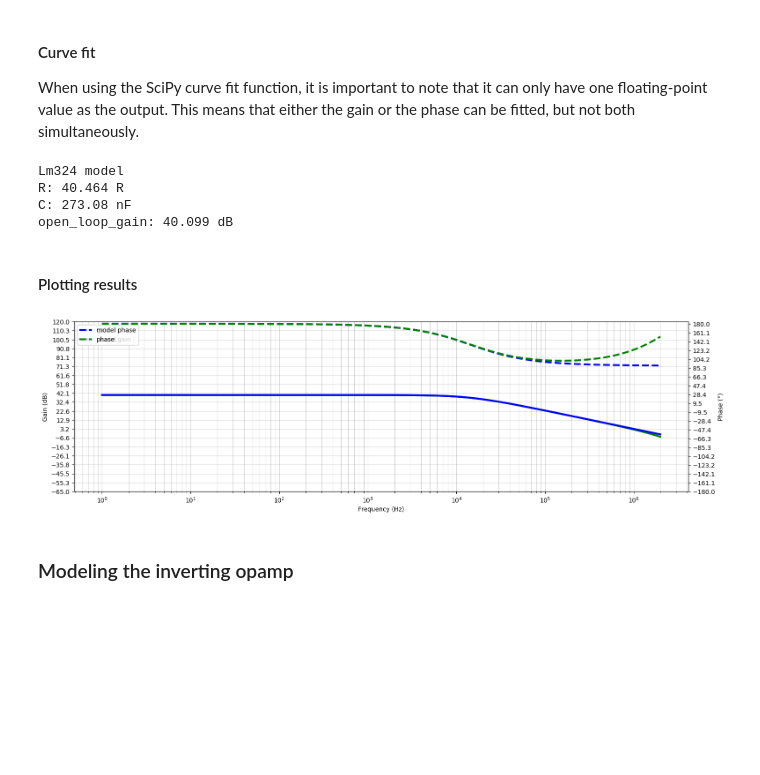
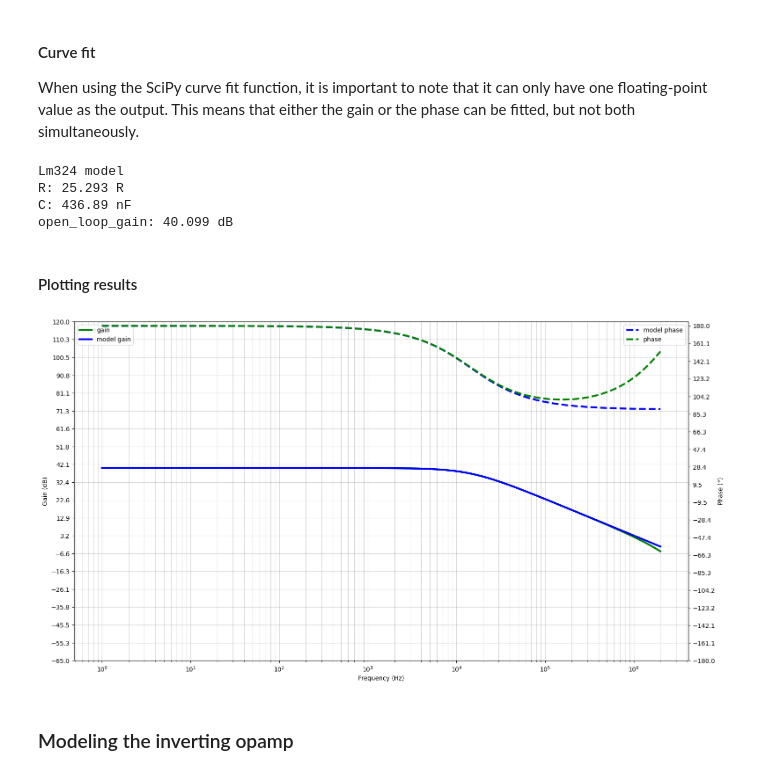
Before and after one commit to JoaoMario109/eletronica-3, a Jupyter notebook: atividade-2/opamp_model.ipynb, the cells around one changed output. Drawn from its saved outputs; the diff is of its cells as text; code cells hidden in the pictures; blank space fills up the shorter version.

Commit message:
acurate opamp model

```diff
--- a/atividade-2/opamp_model.ipynb
+++ b/atividade-2/opamp_model.ipynb
@@ -201,7 +207,11 @@ def filter_model_phase(x, r, c, open_loop_gain):
     mag, phase, omega = get_opamp_model_output(r, c, log_2_linear(open_loop_gain), x)
     return np.rad2deg(phase)
 
-popt, pcov = curve_fit(filter_model_gain, df.index, log_2_linear(df.gain), [300, 50e-9, 80], bounds=(0, [100e3, 10e-6, 200]))
+popt, pcov = curve_fit(filter_model_gain,
+                        df.index,
+                        log_2_linear(df.gain),
+                    	[900, 50e-9, 80],
+                        bounds=(0, [100e3, 10e-6, 200]))
 
 r = abs(popt[0])
 c = abs(popt[1])
@@ -214,13 +224,13 @@ print_param("C", abs(popt[1]), "F")
 print_param("open_loop_gain", popt[2], "dB")
 # %% [output]
 Lm324 model
-R: 40.464 R
-C: 273.08 nF
+R: 25.293 R
+C: 436.89 nF
 open_loop_gain: 40.099 dB
 # %% [markdown]
 #### Plotting results
 # %%
-fig, ax = plt.subplots(figsize = (18, 5))
+fig, ax = plt.subplots(figsize = (18, 10))
 
 mag, phase, omega = get_opamp_model_output(r, c, log_2_linear(open_loop_gain), df.index)
 
@@ -253,34 +263,34 @@ ax2.plot(
 
 df.plot(
 	ax = ax2,
 	y = ["phase"],
 	style = ["--"],
 	color = ["g"],
 	lw = 3.0
 )
 
 
 # general ax configuration
 ax.legend(loc="upper left")
 ax.grid(visible = True, which = "both", axis = "both", alpha = 0.5)
 ax.set_ylabel("Gain (dB)")
 ax.set_xlabel("Frequency (Hz)")
 ax.set_yticks(np.round(np.linspace(-65, 120, 20), 1))
 
 ax2.legend()
 ax2.set_ylabel("Phase (°)")
 ax2.set_yticks(np.round(np.linspace(-180, 180, 20), 1))
 
 # configure X axis
 ax.set_xscale('log', base = 10)
 ax.xaxis.set_major_locator(LogLocator(base = 10.0, numticks = 15))
 ax.xaxis.set_minor_locator(
 	LogLocator(
 		base = 10.0, subs = np.arange(0.1, 1.0, 0.1), numticks = 150
 	)
 )
 # %% [output]
-[figure, old version]
+[figure, new version]
 # %% [markdown]
 ### Modeling the inverting opamp
 # %% [markdown]
```
Also changed, not shown: parts of 6 cells of this notebook.
